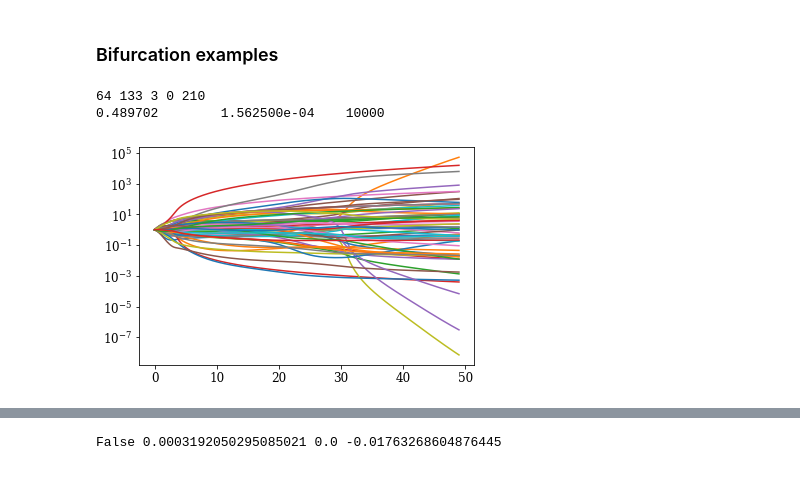
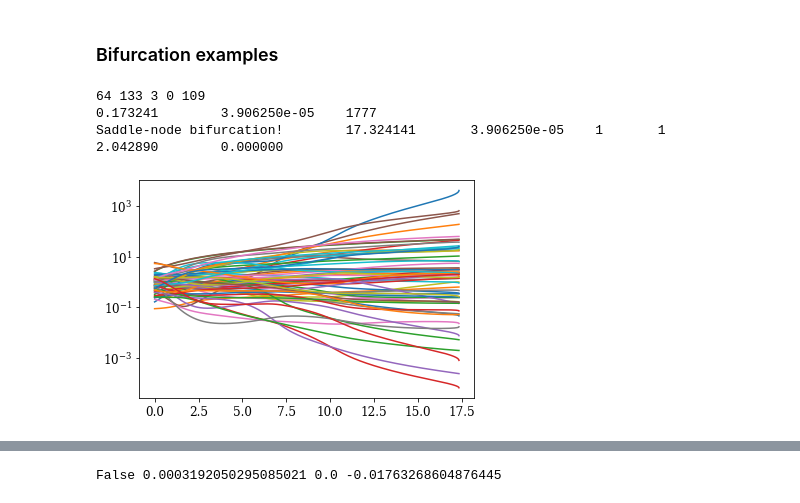
Before and after one commit to znicolaou/rmtchem, a Jupyter notebook: rmtchem.ipynb, the cells around one changed output, grey strips where cells are left out. Drawn from its saved outputs; the diff is of its cells as text; code cells hidden in the pictures.

```diff
--- a/rmtchem.ipynb
+++ b/rmtchem.ipynb
@@ -187,44 +187,45 @@ n=64
 nr=int(0.5*n*np.log(n))
 nd=int(0.05*n)
 na=int(0*nr)
-seed=210
+seed=109
 print(n,nr,nd,na,seed)
 
 np.random.seed(seed)
 eta,nu,k,G=rmtchem.get_network(n,nr,na)
 row,col=np.where(eta[::2]-nu[::2]!=0)
 data=(eta[::2]-nu[::2])[row,col]
 A=csr_matrix((data,(row,col)),shape=(2*nr,n),dtype=int)
 adj=A.T.dot(A)
 g=nx.convert_matrix.from_scipy_sparse_matrix(adj)
 lcc=np.array(list(max(nx.connected_components(g), key=len)))
 n=len(lcc)
 eta=eta[:,lcc]
 nu=nu[:,lcc]
 G=G[lcc]
 d0=1e6
 d1min=0
 d1max=100
 XD1,XD2,inds=rmtchem.get_drive(eta,nu,k,G,d0,nd)
 X0=np.exp(-G)
 start=timeit.default_timer()
 
-Xs,epsilons,evals,bif=rmtchem.quasistatic(X0, eta, nu, k, XD1, XD2, d1min,d1max,d1min,1e-2,output=2,stop=True)
+Xs,epsilons,evals,bif=rmtchem.quasistatic(X0, eta, nu, k, XD1, XD2, d1min,d1max,d1min,1e-2,epthrs=1e-3,output=2,stop=True)
 
 plt.figure()
 inds1=np.where(np.max(np.real(evals),axis=1)<0)[0]
 inds2=np.where(np.max(np.real(evals),axis=1)>=0)[0]
 plt.yscale('log')
 for inds in np.split(inds1, np.where(np.diff(inds1) != 1)[0]+1):
     for i in range(n):
-        plt.plot(epsilons[inds],Xs[inds,i]/np.exp(-G[i]),color=colors[np.mod(i,len(colors))])
+        plt.plot(epsilons[inds],Xs[inds,i],color=colors[np.mod(i,len(colors))])
 for inds in np.split(inds2, np.where(np.diff(inds2) != 1)[0]+1):
     for i in range(n):
-        plt.plot(epsilons[inds],Xs[inds,i]/np.exp(-G[i]),ls=':',color=colors[np.mod(i,len(colors))])
+        plt.plot(epsilons[inds],Xs[inds,i],ls=':',color=colors[np.mod(i,len(colors))])
 # %% [output]
-64 133 3 0 210
-0.489702        1.562500e-04    10000
+64 133 3 0 109
+0.173241        3.906250e-05    1777
+Saddle-node bifurcation!        17.324141       3.906250e-05    1       1       2.042890        0.000000
-[figure, old version]
+[figure, new version]
 # %%
 imp.reload(rmtchem)
 m0=-1
```
Also changed, not shown: parts of 1 cell of this notebook, 1 other file.
